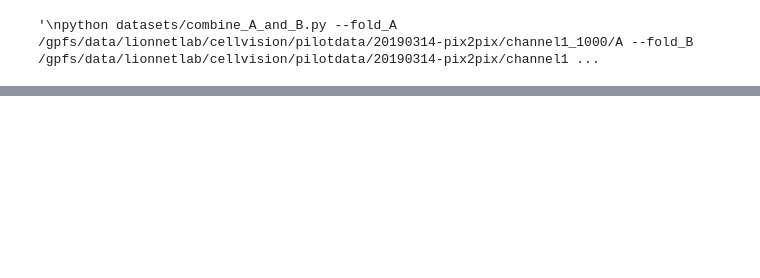
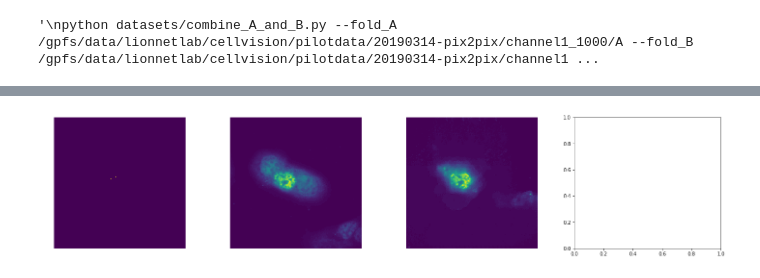
Before and after one commit to NYU-CDS-Capstone-Project/CellVision, a Jupyter notebook: notebooks/pix2pix_for_0314_imgs.ipynb, the cells around one changed output, grey strips where cells are left out. Saved outputs shown, nothing was run; the diff lists cells and outputs as text; code cells hidden in the pictures; blank space fills up the shorter version.

```diff
--- a/notebooks/pix2pix_for_0314_imgs.ipynb
+++ b/notebooks/pix2pix_for_0314_imgs.ipynb
@@ -57,0 +156,25 @@ Performing channel3 comparison
+# %%
+
+real_a_path = '/home/dg3047/capstone/pytorch-CycleGAN-and-pix2pix/results/cellvision0314_channel1_1000/val_latest/images/amr_7_sample65_channel1_real_A.png'
+real_a_img = io.imread(real_a_path, cv2.COLOR_BGR2GRAY)
+
+real_b_path = '/home/dg3047/capstone/pytorch-CycleGAN-and-pix2pix/results/cellvision0314_channel1_1000/val_latest/images/amr_7_sample65_channel1_real_B.png'
+real_b_img = io.imread(real_b_path, cv2.COLOR_BGR2GRAY)
+
+fake_b_path = '/home/dg3047/capstone/pytorch-CycleGAN-and-pix2pix/results/cellvision0314_channel1_1000/val_latest/images/amr_7_sample65_channel1_fake_B.png'
+fake_b_img = io.imread(fake_b_path, cv2.COLOR_BGR2GRAY)
+
+
+fig, ax = plt.subplots(ncols=4, nrows=1, figsize=(25,5))
+# ax[0].imshow(imsk_nl[0]);
+ax[0].imshow(real_a_img);
+ax[0].axis('off')
+ax[1].imshow(real_b_img);
+ax[1].axis('off')
+ax[2].imshow(fake_b_img);
+ax[2].axis('off')
+# ax[3].imshow(cv_fold);
+# ax[3].axis('off')
+plt.show()
+# %% [output]
+[figure, added]
```
Also changed, not shown: parts of 7 cells of this notebook.
